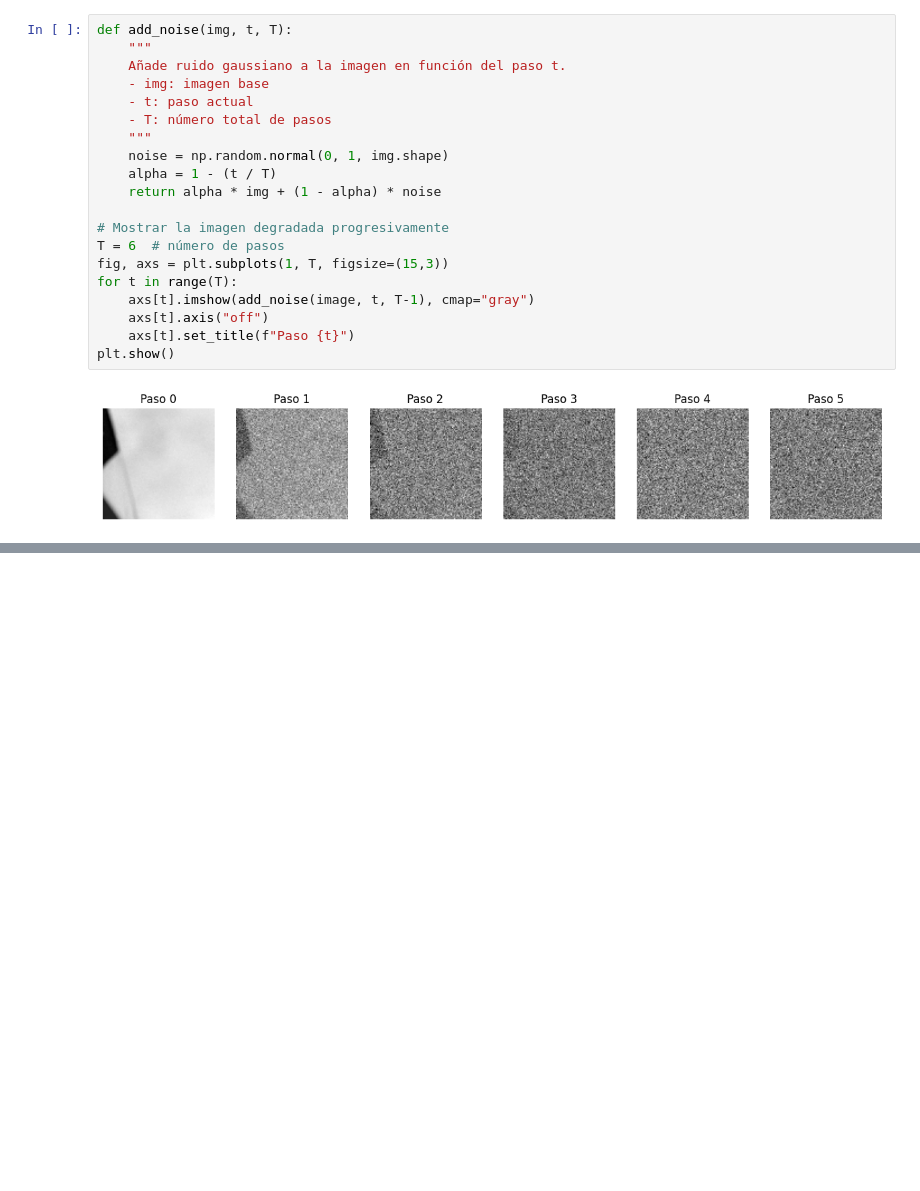
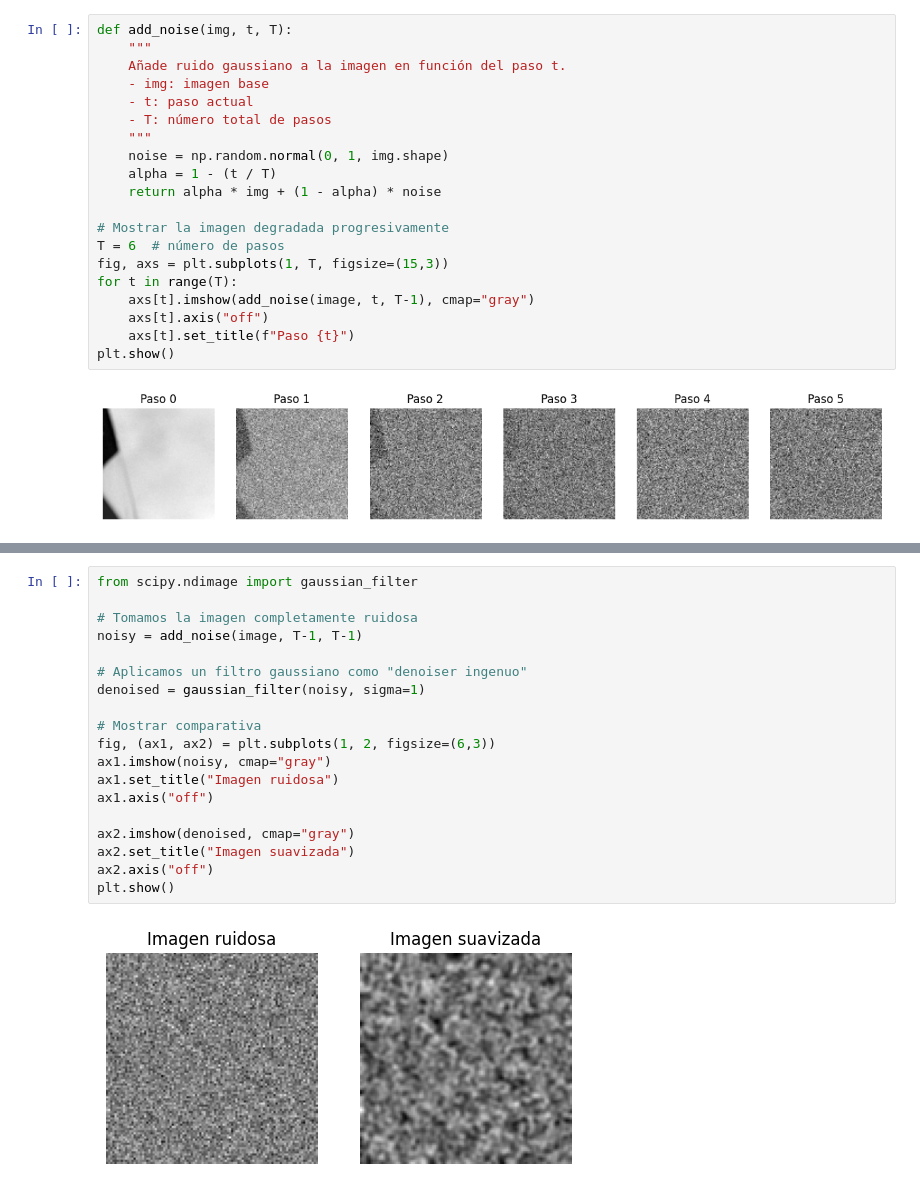
Before and after one commit to merkandez/stable-diffusion, a Jupyter notebook: option1_noise_demo.ipynb, the cells around one changed output, grey strips where cells are left out. Cells and saved outputs as stored; diff of their text form; blank space fills up the shorter version.

Commit message:
feat: simulate reverse diffusion with gaussian filter

```diff
--- a/option1_noise_demo.ipynb
+++ b/option1_noise_demo.ipynb
@@ -52,0 +61,21 @@ plt.show()
+# %%
+from scipy.ndimage import gaussian_filter
+
+# Tomamos la imagen completamente ruidosa
+noisy = add_noise(image, T-1, T-1)
+
+# Aplicamos un filtro gaussiano como "denoiser ingenuo"
+denoised = gaussian_filter(noisy, sigma=1)
+
+# Mostrar comparativa
+fig, (ax1, ax2) = plt.subplots(1, 2, figsize=(6,3))
+ax1.imshow(noisy, cmap="gray")
+ax1.set_title("Imagen ruidosa")
+ax1.axis("off")
+
+ax2.imshow(denoised, cmap="gray")
+ax2.set_title("Imagen suavizada")
+ax2.axis("off")
+plt.show()
+# %% [output]
+[figure, added]
```
Also changed, not shown: parts of 1 cell of this notebook.
